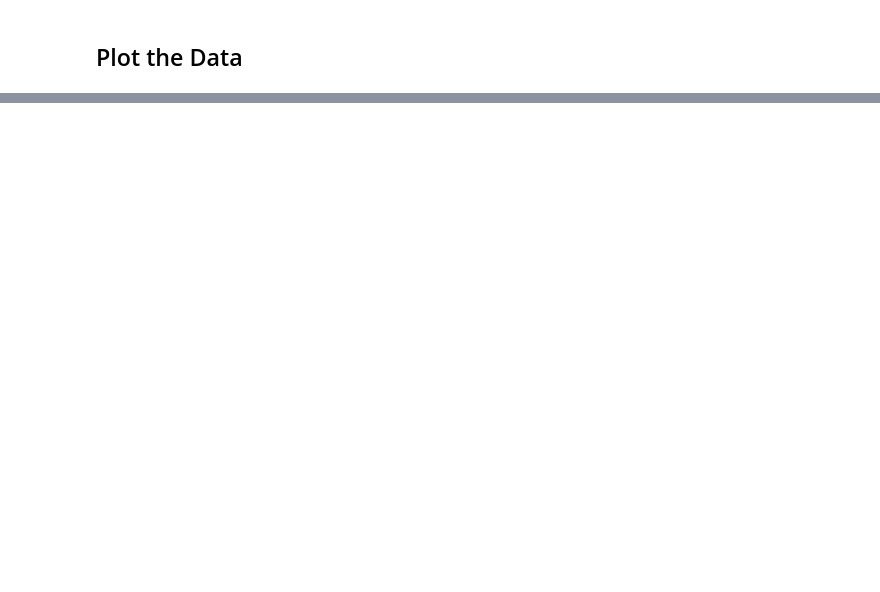
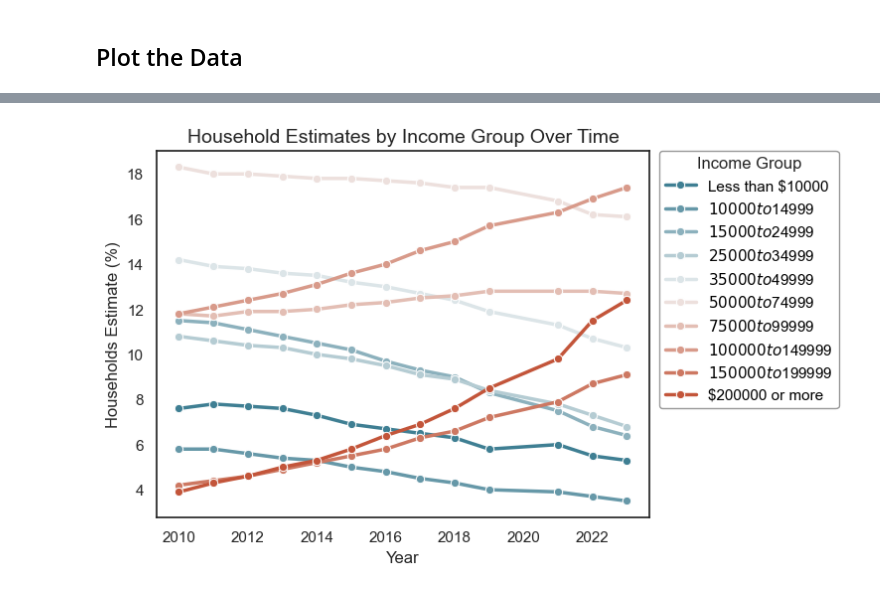
Before and after one commit to curohn/wage_distribution, a Jupyter notebook: main.ipynb, the cells around one changed output, grey strips where cells are left out. Drawn from its saved outputs; the diff is of its cells as text; code cells hidden in the pictures; blank space fills up the shorter version.

```diff
--- a/main.ipynb
+++ b/main.ipynb
@@ -131,0 +187,32 @@ plt.show()
+# %%
+
+g = sns.lineplot(
+    plot_data,
+    x='Year',
+    y='households_estimate',
+    hue='label_grouping',
+    marker='o',
+    palette = sns.diverging_palette(220, 20, n=plot_data['label_grouping'].nunique(), as_cmap=False),
+    linewidth=2.5
+)
+
+g.set_title("Household Estimates by Income Group Over Time", fontsize=14)
+g.set_xlabel("Year", fontsize=12)
+g.set_ylabel("Households Estimate (%)", fontsize=12)
+
+# Adjusting the legend
+g.legend(
+    title="Income Group",
+    bbox_to_anchor=(1.02, 1),
+    loc='upper left',
+    borderaxespad=0,
+    frameon=True
+)
+# Legend Apperance
+legend = g.legend_
+legend.get_frame().set_facecolor("white")
+legend.get_frame().set_edgecolor("gray")
+for text in legend.get_texts():
+    text.set_color("black")
+# %% [output]
+[figure, added]
```
Also changed, not shown: parts of 13 cells of this notebook.
